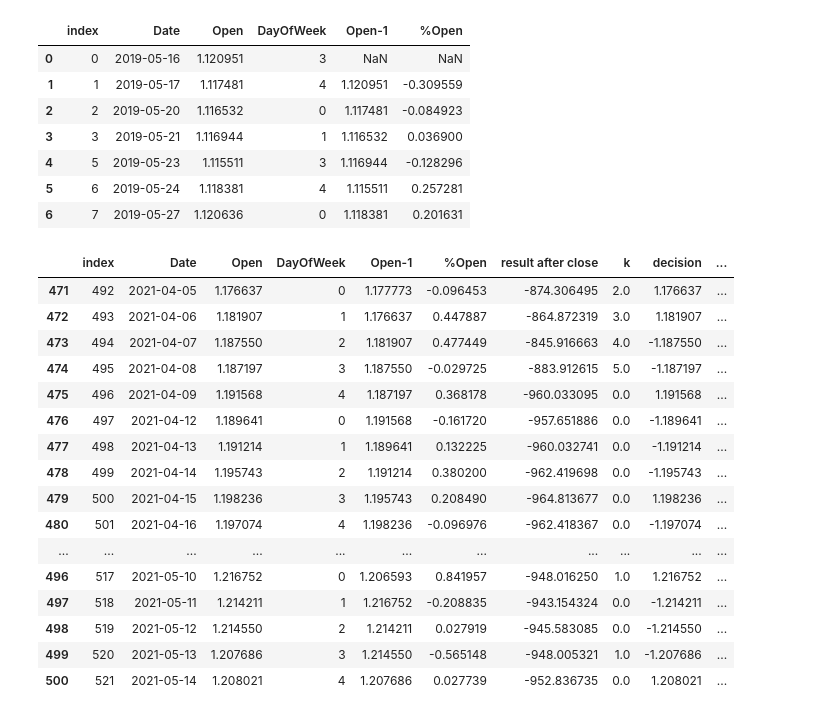
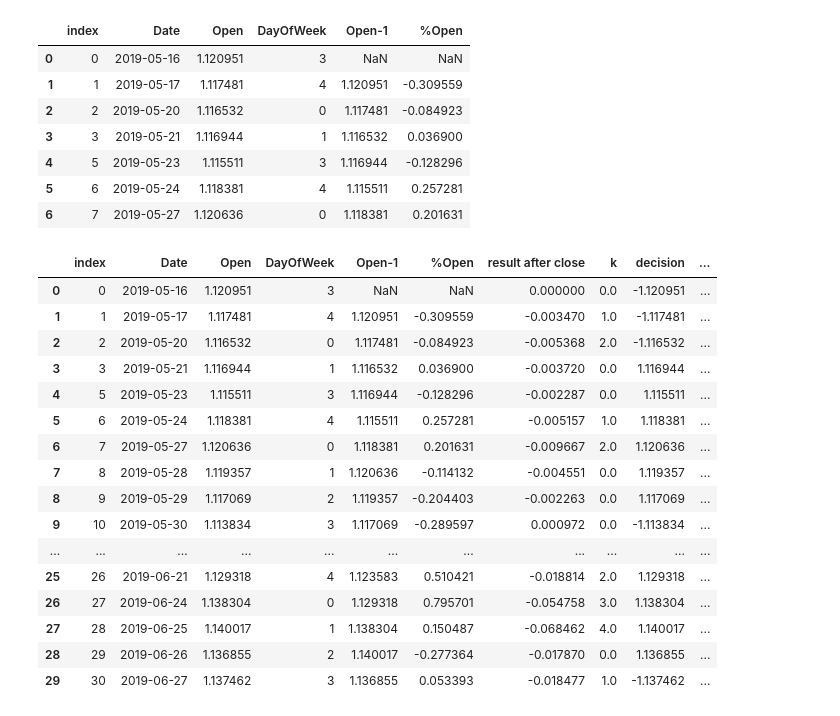
Before and after one commit to v5v5/trading, a Jupyter notebook: trade_strategy.ipynb, the cells around one changed output. Saved outputs shown, nothing was run; the diff lists cells and outputs as text; code cells hidden in the pictures.

```diff
--- a/trade_strategy.ipynb
+++ b/trade_strategy.ipynb
@@ -215,25 +215,25 @@ def trade():
 # %%
 trade()
 # %%
-df2.tail(30)
+df2.head(30)
 # %% [output]
 |  | index | Date | Open | DayOfWeek | Open-1 | %Open | result after close | k | decision | ... |
-| 471 | 492 | 2021-04-05 | 1.176637 | 0 | 1.177773 | -0.096453 | -874.306495 | 2.0 | 1.176637 | ... |
-| 472 | 493 | 2021-04-06 | 1.181907 | 1 | 1.176637 | 0.447887 | -864.872319 | 3.0 | 1.181907 | ... |
-| 473 | 494 | 2021-04-07 | 1.187550 | 2 | 1.181907 | 0.477449 | -845.916663 | 4.0 | -1.187550 | ... |
-| 474 | 495 | 2021-04-08 | 1.187197 | 3 | 1.187550 | -0.029725 | -883.912615 | 5.0 | -1.187197 | ... |
-| 475 | 496 | 2021-04-09 | 1.191568 | 4 | 1.187197 | 0.368178 | -960.033095 | 0.0 | 1.191568 | ... |
-| 476 | 497 | 2021-04-12 | 1.189641 | 0 | 1.191568 | -0.161720 | -957.651886 | 0.0 | -1.189641 | ... |
-| 477 | 498 | 2021-04-13 | 1.191214 | 1 | 1.189641 | 0.132225 | -960.032741 | 0.0 | -1.191214 | ... |
-| 478 | 499 | 2021-04-14 | 1.195743 | 2 | 1.191214 | 0.380200 | -962.419698 | 0.0 | -1.195743 | ... |
-| 479 | 500 | 2021-04-15 | 1.198236 | 3 | 1.195743 | 0.208490 | -964.813677 | 0.0 | 1.198236 | ... |
-| 480 | 501 | 2021-04-16 | 1.197074 | 4 | 1.198236 | -0.096976 | -962.418367 | 0.0 | -1.197074 | ... |
+| 0 | 0 | 2019-05-16 | 1.120951 | 3 | NaN | NaN | 0.000000 | 0.0 | -1.120951 | ... |
+| 1 | 1 | 2019-05-17 | 1.117481 | 4 | 1.120951 | -0.309559 | -0.003470 | 1.0 | -1.117481 | ... |
+| 2 | 2 | 2019-05-20 | 1.116532 | 0 | 1.117481 | -0.084923 | -0.005368 | 2.0 | -1.116532 | ... |
+| 3 | 3 | 2019-05-21 | 1.116944 | 1 | 1.116532 | 0.036900 | -0.003720 | 0.0 | 1.116944 | ... |
+| 4 | 5 | 2019-05-23 | 1.115511 | 3 | 1.116944 | -0.128296 | -0.002287 | 0.0 | 1.115511 | ... |
+| 5 | 6 | 2019-05-24 | 1.118381 | 4 | 1.115511 | 0.257281 | -0.005157 | 1.0 | 1.118381 | ... |
+| 6 | 7 | 2019-05-27 | 1.120636 | 0 | 1.118381 | 0.201631 | -0.009667 | 2.0 | 1.120636 | ... |
+| 7 | 8 | 2019-05-28 | 1.119357 | 1 | 1.120636 | -0.114132 | -0.004551 | 0.0 | 1.119357 | ... |
+| 8 | 9 | 2019-05-29 | 1.117069 | 2 | 1.119357 | -0.204403 | -0.002263 | 0.0 | 1.117069 | ... |
+| 9 | 10 | 2019-05-30 | 1.113834 | 3 | 1.117069 | -0.289597 | 0.000972 | 0.0 | -1.113834 | ... |
 | ... | ... | ... | ... | ... | ... | ... | ... | ... | ... | ... |
-| 496 | 517 | 2021-05-10 | 1.216752 | 0 | 1.206593 | 0.841957 | -948.016250 | 1.0 | 1.216752 | ... |
-| 497 | 518 | 2021-05-11 | 1.214211 | 1 | 1.216752 | -0.208835 | -943.154324 | 0.0 | -1.214211 | ... |
-| 498 | 519 | 2021-05-12 | 1.214550 | 2 | 1.214211 | 0.027919 | -945.583085 | 0.0 | -1.214550 | ... |
-| 499 | 520 | 2021-05-13 | 1.207686 | 3 | 1.214550 | -0.565148 | -948.005321 | 1.0 | -1.207686 | ... |
-| 500 | 521 | 2021-05-14 | 1.208021 | 4 | 1.207686 | 0.027739 | -952.836735 | 0.0 | 1.208021 | ... |
+| 25 | 26 | 2019-06-21 | 1.129318 | 4 | 1.123583 | 0.510421 | -0.018814 | 2.0 | 1.129318 | ... |
+| 26 | 27 | 2019-06-24 | 1.138304 | 0 | 1.129318 | 0.795701 | -0.054758 | 3.0 | 1.138304 | ... |
+| 27 | 28 | 2019-06-25 | 1.140017 | 1 | 1.138304 | 0.150487 | -0.068462 | 4.0 | 1.140017 | ... |
+| 28 | 29 | 2019-06-26 | 1.136855 | 2 | 1.140017 | -0.277364 | -0.017870 | 0.0 | 1.136855 | ... |
+| 29 | 30 | 2019-06-27 | 1.137462 | 3 | 1.136855 | 0.053393 | -0.018477 | 1.0 | -1.137462 | ... |
 # %%
 df2.describe()
 # %% [output]
```
Also changed, not shown: parts of 5 cells of this notebook.
